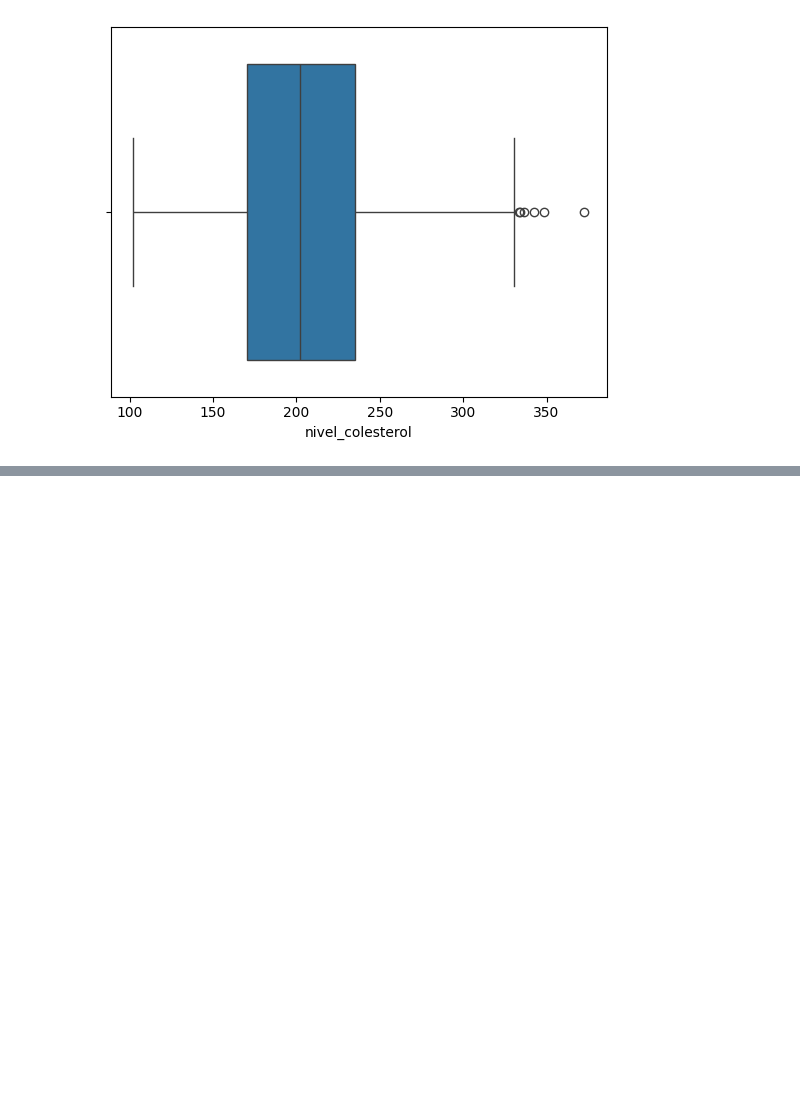
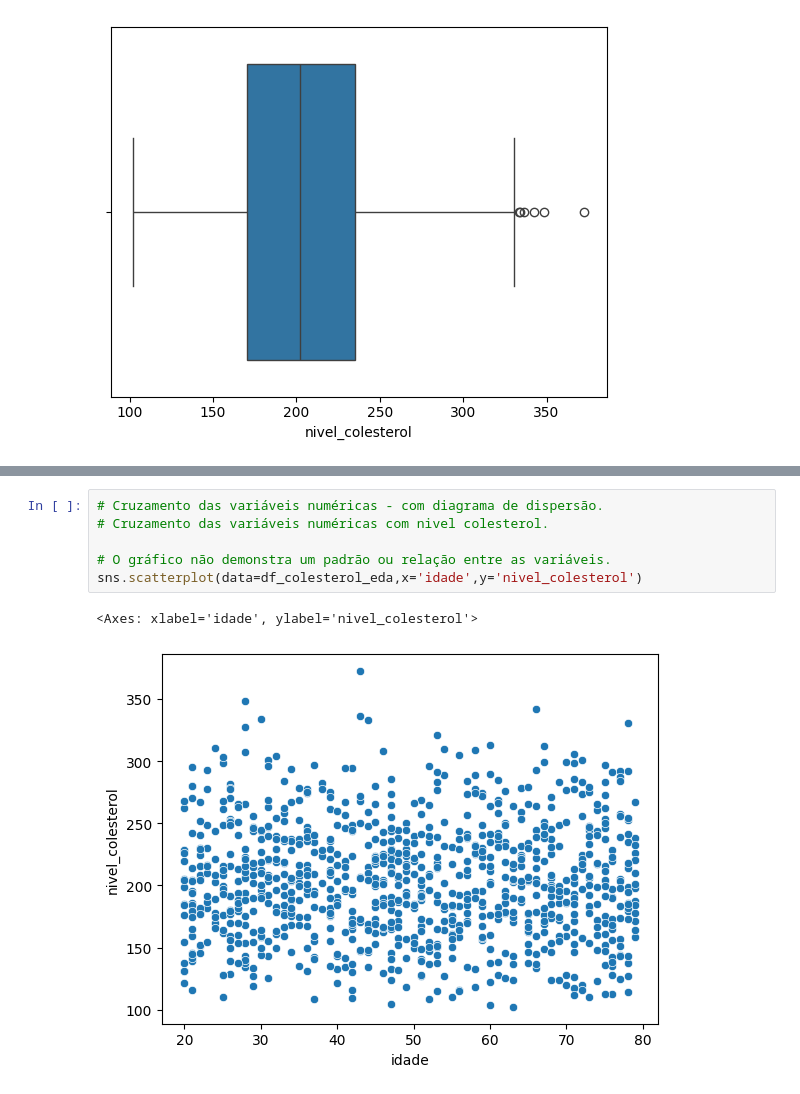
Before and after one commit to HikaroRibeiro/modelo_colesterol, a Jupyter notebook: modelo_colesterol.ipynb, the cells around one changed output, grey strips where cells are left out. Cells and saved outputs as stored; diff of their text form; blank space fills up the shorter version.

Commit message:
✨ Análises Gráficas
Análises gráficas das variáveis.

```diff
--- a/modelo_colesterol.ipynb
+++ b/modelo_colesterol.ipynb
@@ -219,0 +241,9 @@ sns.boxplot(data=df_colesterol_eda, x='nivel_colesterol')
+# %%
+# Cruzamento das variáveis numéricas - com diagrama de dispersão.
+# Cruzamento das variáveis numéricas com nivel colesterol.
+
+# O gráfico não demonstra um padrão ou relação entre as variáveis.
+sns.scatterplot(data=df_colesterol_eda,x='idade',y='nivel_colesterol')
+# %% [output]
+<Axes: xlabel='idade', ylabel='nivel_colesterol'>
+[figure, added]
```
Also changed, not shown: parts of 9 cells of this notebook.
